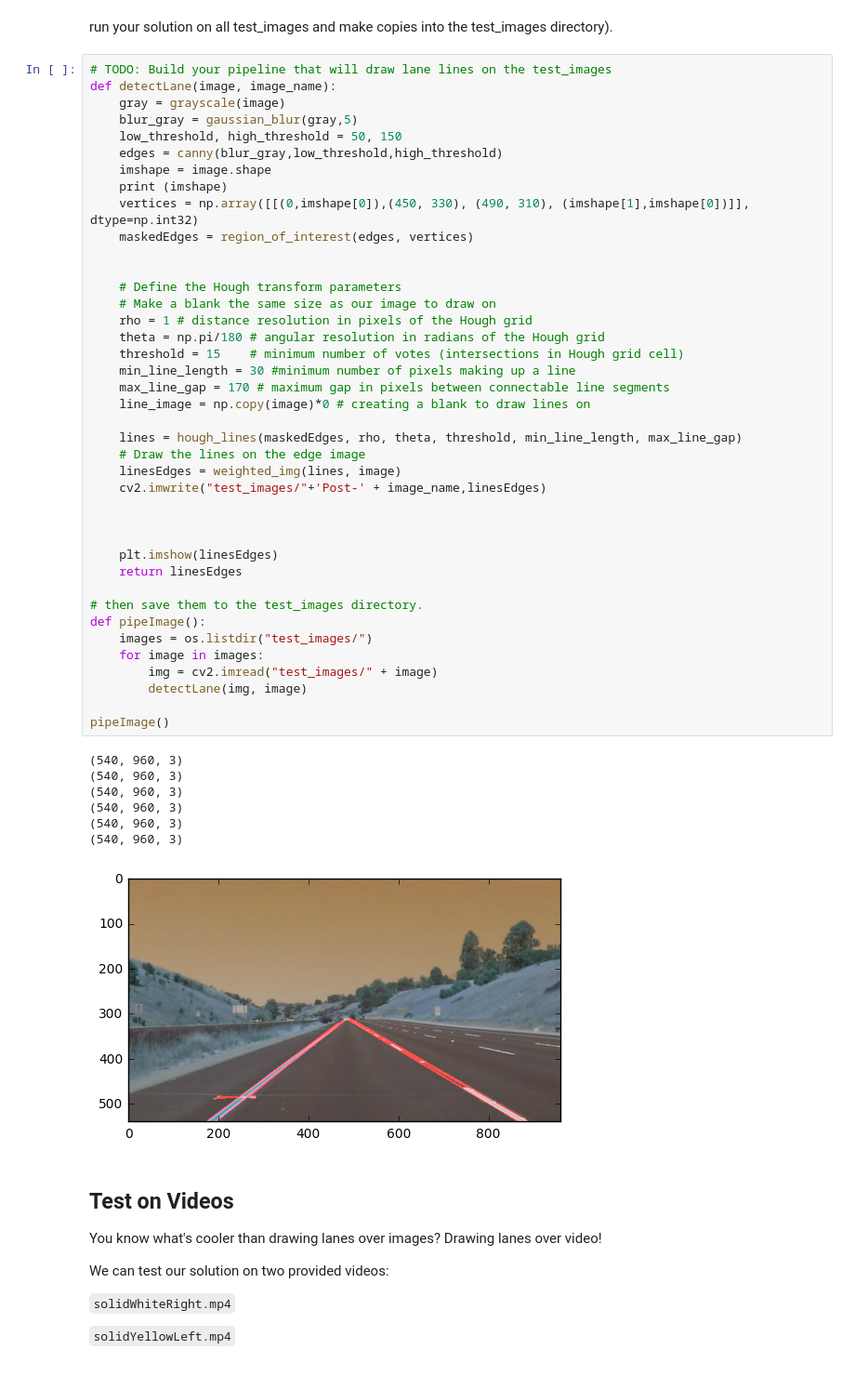
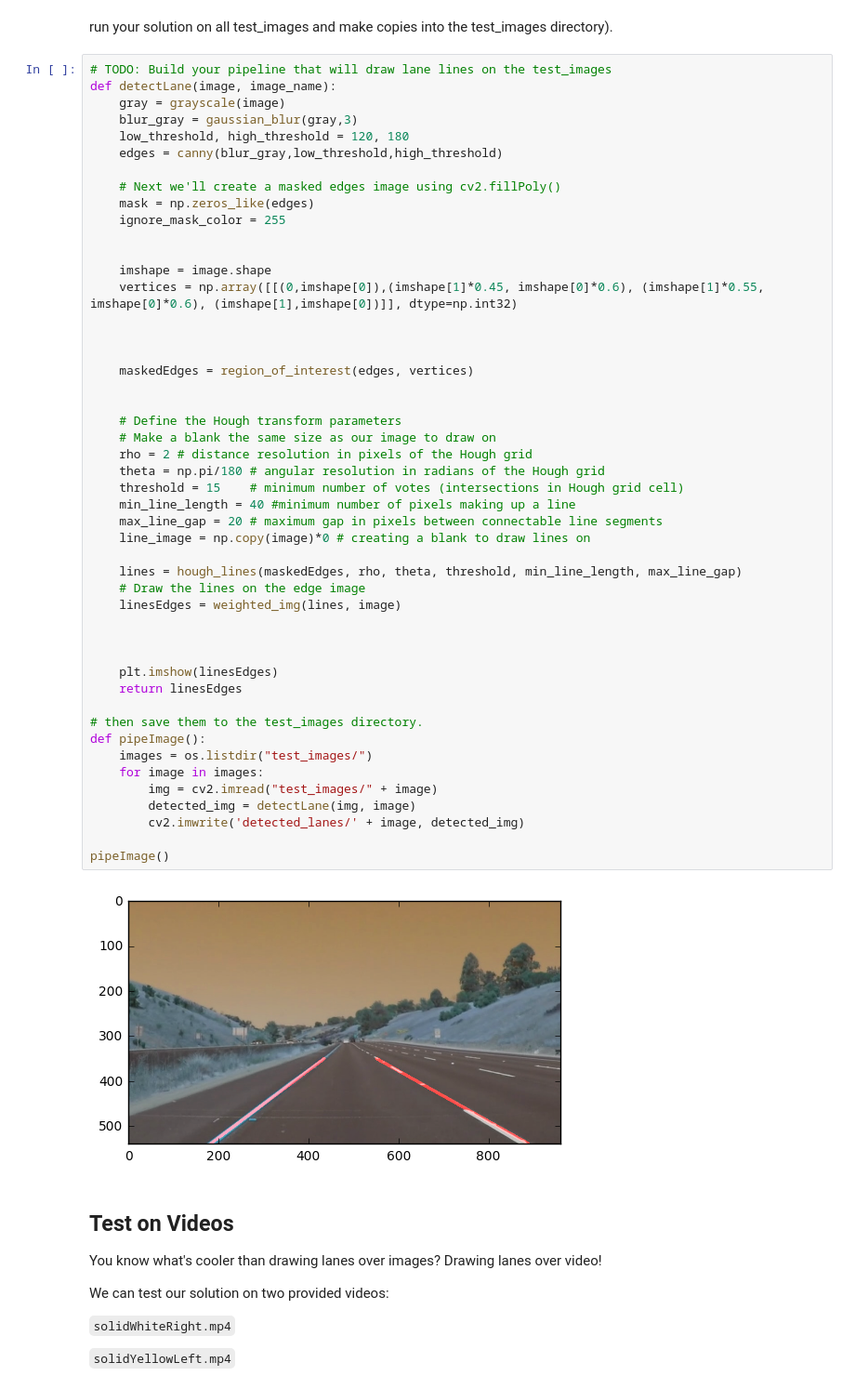
Before and after one commit to Awnallah/CarND-LaneLines-P1-master, a Jupyter notebook: P1.ipynb, the cells around one changed output. Shown: that part at 93% size. Cells and saved outputs as stored; diff of their text form.

Commit message:
lane tracking code

```diff
--- a/P1.ipynb
+++ b/P1.ipynb
@@ -176,50 +227,52 @@ run your solution on all test_images and make copies into the test_images direct
 # TODO: Build your pipeline that will draw lane lines on the test_images
 def detectLane(image, image_name):
     gray = grayscale(image)
-    blur_gray = gaussian_blur(gray,5)
-    low_threshold, high_threshold = 50, 150
+    blur_gray = gaussian_blur(gray,3)
+    low_threshold, high_threshold = 120, 180
     edges = canny(blur_gray,low_threshold,high_threshold)
+
+    # Next we'll create a masked edges image using cv2.fillPoly()
+    mask = np.zeros_like(edges)
+    ignore_mask_color = 255
+
+
     imshape = image.shape
-    print (imshape)
-    vertices = np.array([[(0,imshape[0]),(450, 330), (490, 310), (imshape[1],imshape[0])]], dtype=np.int32)
+    vertices = np.array([[(0,imshape[0]),(imshape[1]*0.45, imshape[0]*0.6), (imshape[1]*0.55, imshape[0]*0.6), (imshape[1],imshape[0])]], dtype=np.int32)
+
+
+
     maskedEdges = region_of_interest(edges, vertices)
 
 
     # Define the Hough transform parameters
     # Make a blank the same size as our image to draw on
-    rho = 1 # distance resolution in pixels of the Hough grid
+    rho = 2 # distance resolution in pixels of the Hough grid
     theta = np.pi/180 # angular resolution in radians of the Hough grid
     threshold = 15    # minimum number of votes (intersections in Hough grid cell)
-    min_line_length = 30 #minimum number of pixels making up a line
-    max_line_gap = 170 # maximum gap in pixels between connectable line segments
+    min_line_length = 40 #minimum number of pixels making up a line
+    max_line_gap = 20 # maximum gap in pixels between connectable line segments
     line_image = np.copy(image)*0 # creating a blank to draw lines on
 
     lines = hough_lines(maskedEdges, rho, theta, threshold, min_line_length, max_line_gap)
     # Draw the lines on the edge image
     linesEdges = weighted_img(lines, image)
-    cv2.imwrite("test_images/"+'Post-' + image_name,linesEdges)
 
 
 
     plt.imshow(linesEdges)
     return linesEdges
 
 # then save them to the test_images directory.
 def pipeImage():
     images = os.listdir("test_images/")
     for image in images:
         img = cv2.imread("test_images/" + image)
-        detectLane(img, image)
+        detected_img = detectLane(img, image)
+        cv2.imwrite('detected_lanes/' + image, detected_img)
 
 pipeImage()
 # %% [output]
-(540, 960, 3)
-(540, 960, 3)
-(540, 960, 3)
-(540, 960, 3)
-(540, 960, 3)
-(540, 960, 3)
-[figure, old version]
+[figure, new version]
 # %% [markdown]
 ## Test on Videos
 
```
Also changed, not shown: parts of 9 cells of this notebook.
